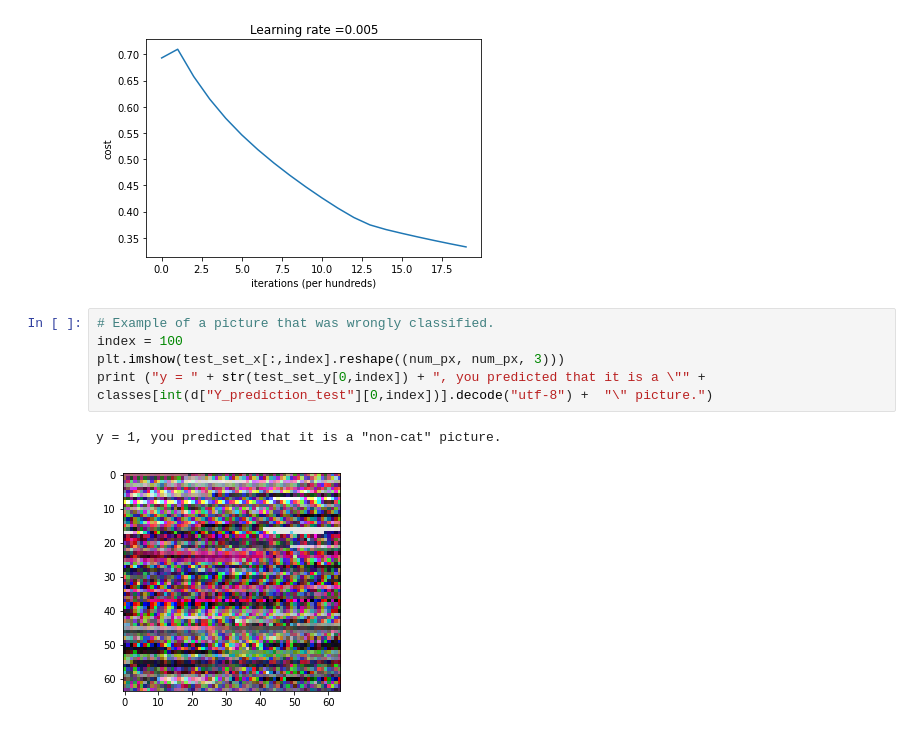
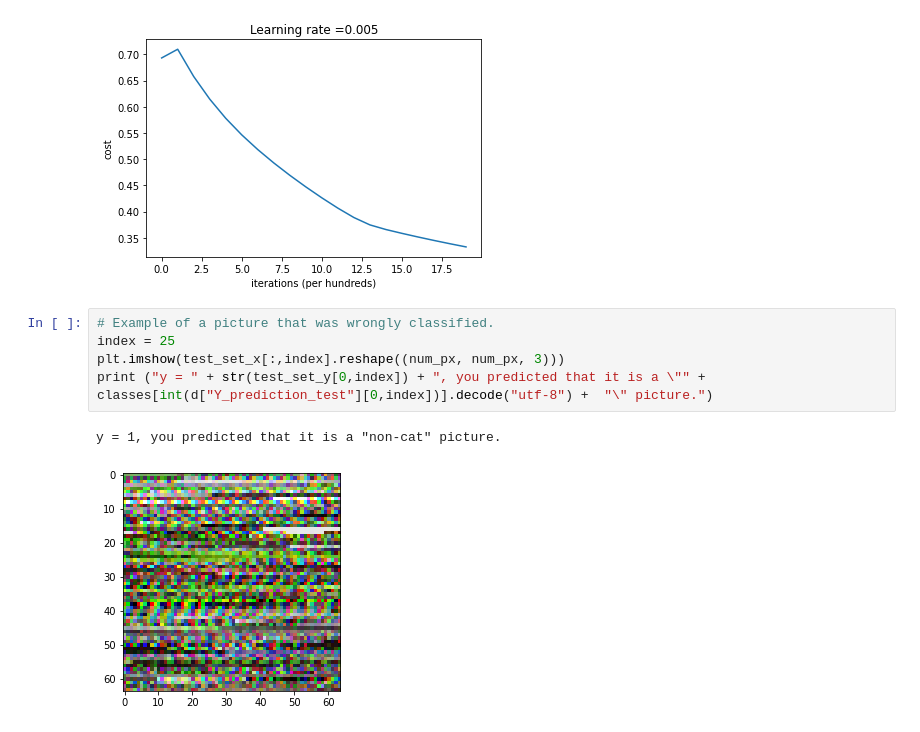
Before and after one commit to KwanWaiPang/draw_figure, a Jupyter notebook: C1 - Neural Networks and Deep Learning/Logistic Regression as a Neural Network.ipynb, the cells around one changed output. Cells and saved outputs as stored; diff of their text form.

```diff
--- a/C1 - Neural Networks and Deep Learning/Logistic Regression as a Neural Network.ipynb
+++ b/C1 - Neural Networks and Deep Learning/Logistic Regression as a Neural Network.ipynb
@@ -353,9 +353,9 @@ plt.show()
 [figure]
 # %%
 # Example of a picture that was wrongly classified.
-index = 100
+index = 25
 plt.imshow(test_set_x[:,index].reshape((num_px, num_px, 3)))
 print ("y = " + str(test_set_y[0,index]) + ", you predicted that it is a \"" + classes[int(d["Y_prediction_test"][0,index])].decode("utf-8") +  "\" picture.")
 # %% [output]
 y = 1, you predicted that it is a "non-cat" picture.
-[figure, old version]
+[figure, new version]
```
